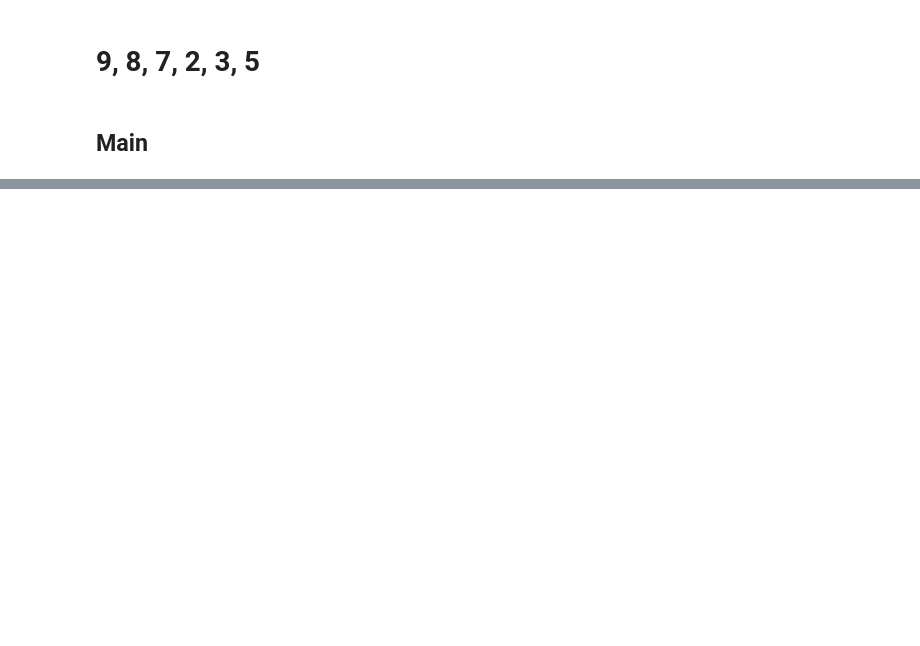
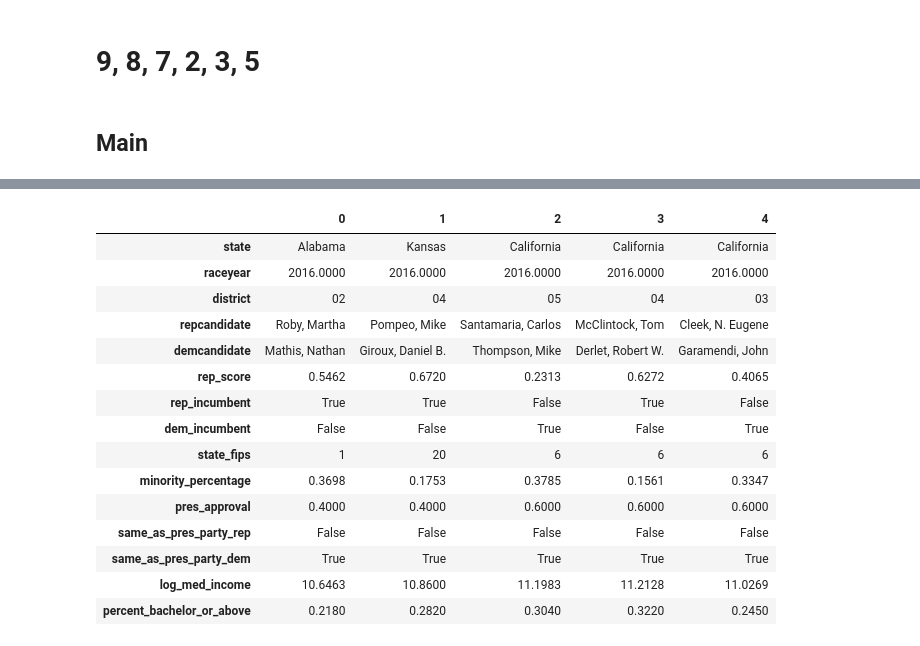
Before and after one commit to jiafengkevinchen/stat195-project, a Jupyter notebook: merge-and-clean_Kevin.ipynb, the cells around one changed output, grey strips where cells are left out. Cells and saved outputs as stored; diff of their text form; code cells hidden in the pictures; blank space fills up the shorter version.

```diff
--- a/merge-and-clean_Kevin.ipynb
+++ b/merge-and-clean_Kevin.ipynb
@@ -164,3 +166,25 @@ test['same_as_pres_party_rep'] = True
 test['same_as_pres_party_dem'] = False
 # %%
 test.merge(approv.drop('s', axis=1), how='left').to_feather('data/cleaned_test_Kevin.feather')
+# %%
+test = pd.read_feather('data/cleaned_test_Kevin.feather')
+train = pd.read_feather('data/cleaned_train_Kevin.feather')
+# %%
+train.head().T
+# %% [output]
+|  | 0 | 1 | 2 | 3 | 4 |
+| state | Alabama | Kansas | California | California | California |
+| raceyear | 2016.0000 | 2016.0000 | 2016.0000 | 2016.0000 | 2016.0000 |
+| district | 02 | 04 | 05 | 04 | 03 |
+| repcandidate | Roby, Martha | Pompeo, Mike | Santamaria, Carlos | McClintock, Tom | Cleek, N. Eugene |
+| demcandidate | Mathis, Nathan | Giroux, Daniel B. | Thompson, Mike | Derlet, Robert W. | Garamendi, John |
+| rep_score | 0.5462 | 0.6720 | 0.2313 | 0.6272 | 0.4065 |
+| rep_incumbent | True | True | False | True | False |
+| dem_incumbent | False | False | True | False | True |
+| state_fips | 1 | 20 | 6 | 6 | 6 |
+| minority_percentage | 0.3698 | 0.1753 | 0.3785 | 0.1561 | 0.3347 |
+| pres_approval | 0.4000 | 0.4000 | 0.6000 | 0.6000 | 0.6000 |
+| same_as_pres_party_rep | False | False | False | False | False |
+| same_as_pres_party_dem | True | True | True | True | True |
+| log_med_income | 10.6463 | 10.8600 | 11.1983 | 11.2128 | 11.0269 |
+| percent_bachelor_or_above | 0.2180 | 0.2820 | 0.3040 | 0.3220 | 0.2450 |
```
Also changed, not shown: parts of 17 cells of this notebook, 12 other files.
